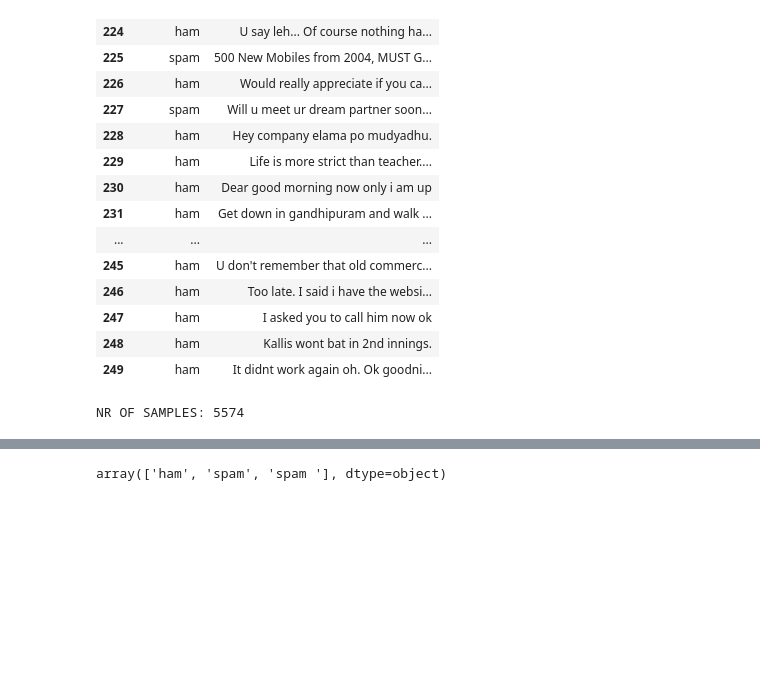
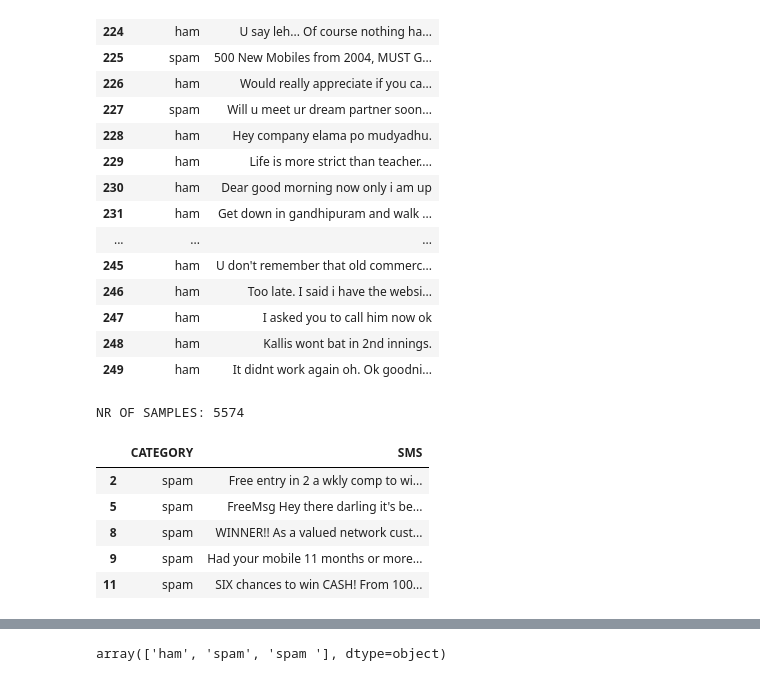
Before and after one commit to davidfrp/SpamHamPy, a Jupyter notebook: SMShamOrSpam.ipynb, the cells around one changed output, grey strips where cells are left out. Saved outputs shown, nothing was run; the diff lists cells and outputs as text; code cells hidden in the pictures; blank space fills up the shorter version.

```diff
--- a/SMShamOrSpam.ipynb
+++ b/SMShamOrSpam.ipynb
@@ -38,3 +38,13 @@ df[222:250]
 print('NR OF SAMPLES:', len(df))
 # %% [output]
 NR OF SAMPLES: 5574
+# %%
+spamDf = df.loc[df['CATEGORY'] == 'spam']
+spamDf.head()
+# %% [output]
+|  | CATEGORY | SMS |
+| 2 | spam | Free entry in 2 a wkly comp to wi... |
+| 5 | spam | FreeMsg Hey there darling it's be... |
+| 8 | spam | WINNER!! As a valued network cust... |
+| 9 | spam | Had your mobile 11 months or more... |
+| 11 | spam | SIX chances to win CASH! From 100... |
```
Also changed, not shown: parts of 1 cell of this notebook.
